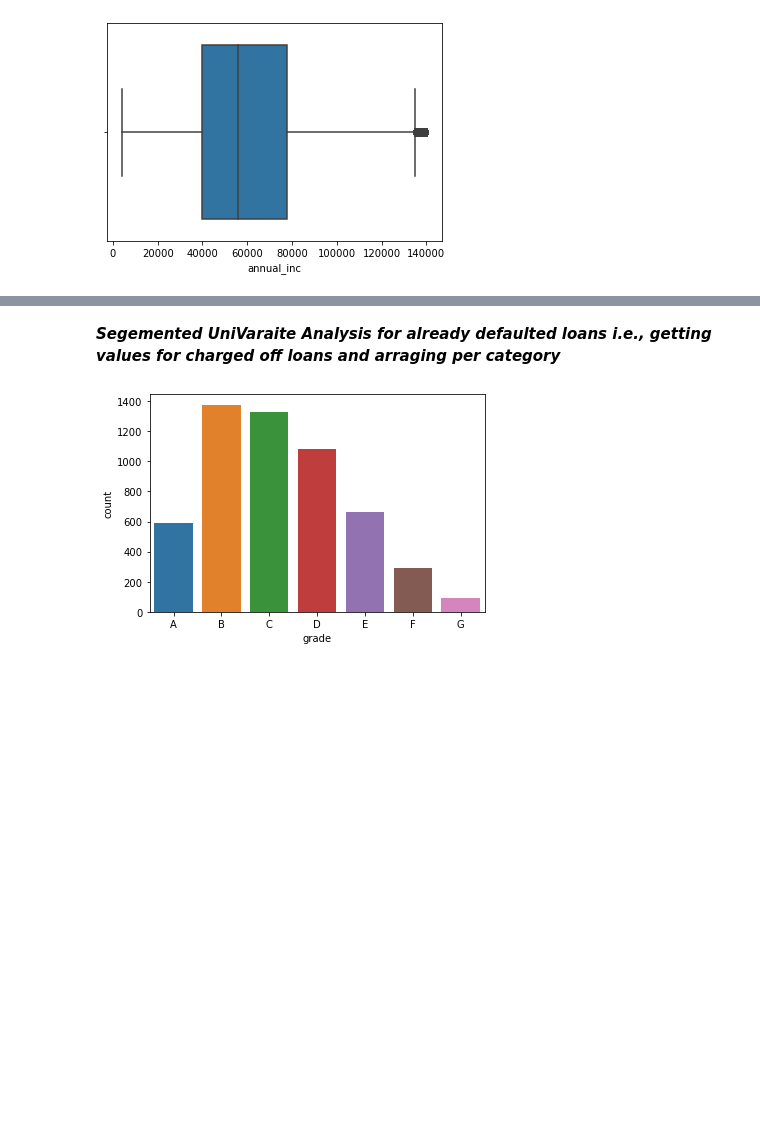
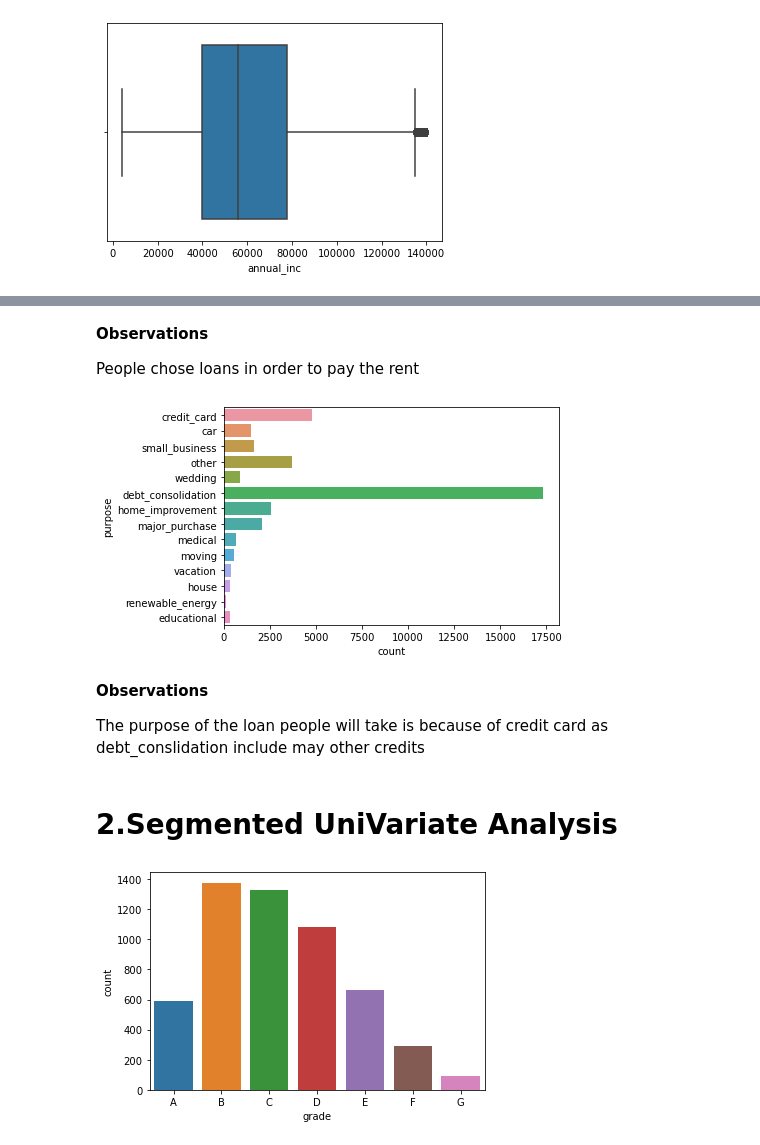
Before and after one commit to Sreedhar103/LendingClubCaseStudy, a Jupyter notebook: Sreedhar_Gunda.ipynb, the cells around one changed output, grey strips where cells are left out. Saved outputs shown, nothing was run; the diff lists cells and outputs as text; code cells hidden in the pictures; blank space fills up the shorter version.

```diff
--- a/Sreedhar_Gunda.ipynb
+++ b/Sreedhar_Gunda.ipynb
@@ -255,5 +239,19 @@ plt.show()
+# %% [markdown]
+**Observations**
+
+ People chose loans in order to pay the rent
+# %%
+ds.purpose.value_counts()
+sns.countplot(y="purpose", data=ds)
+plt.show()
+# %% [output]
+[figure, new version]
+# %% [markdown]
+**Observations**
+
+The purpose of the loan people will take is because of credit card as debt_conslidation include may other credits
 # %% [markdown]
-***Segemented UniVaraite Analysis for already defaulted loans i.e., getting values for charged off loans and arraging per category***
+# <a id='2'>2.Segmented UniVariate Analysis</a>
 # %%
 sns.countplot(x = 'grade', data = ds[ds.loan_status == 'Charged Off'], order = ['A', 'B', 'C', 'D', 'E', 'F', 'G'])
 plt.show()
```
Also changed, not shown: parts of 25 cells of this notebook.
